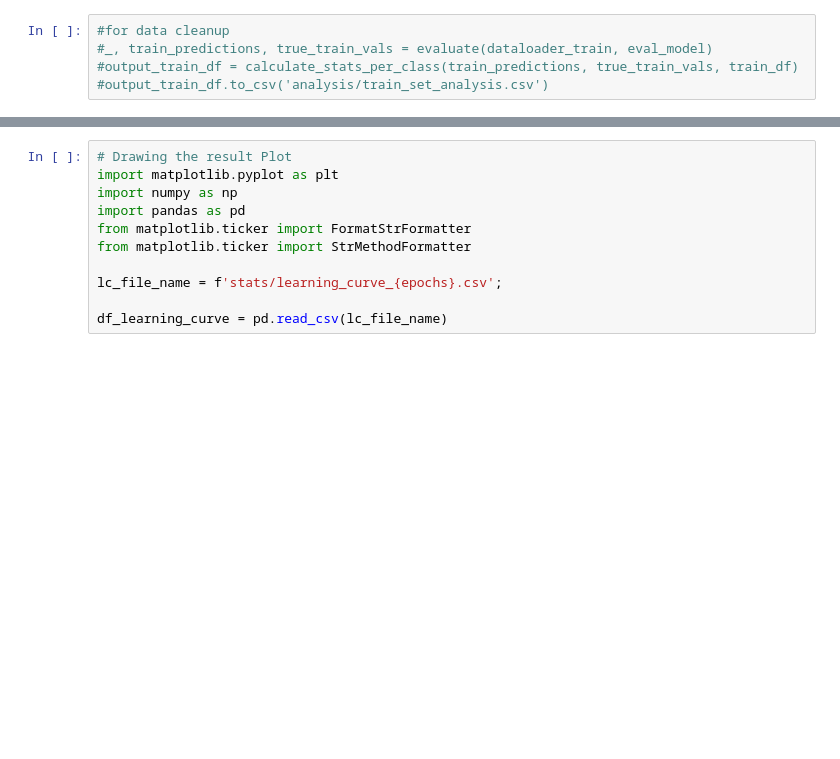
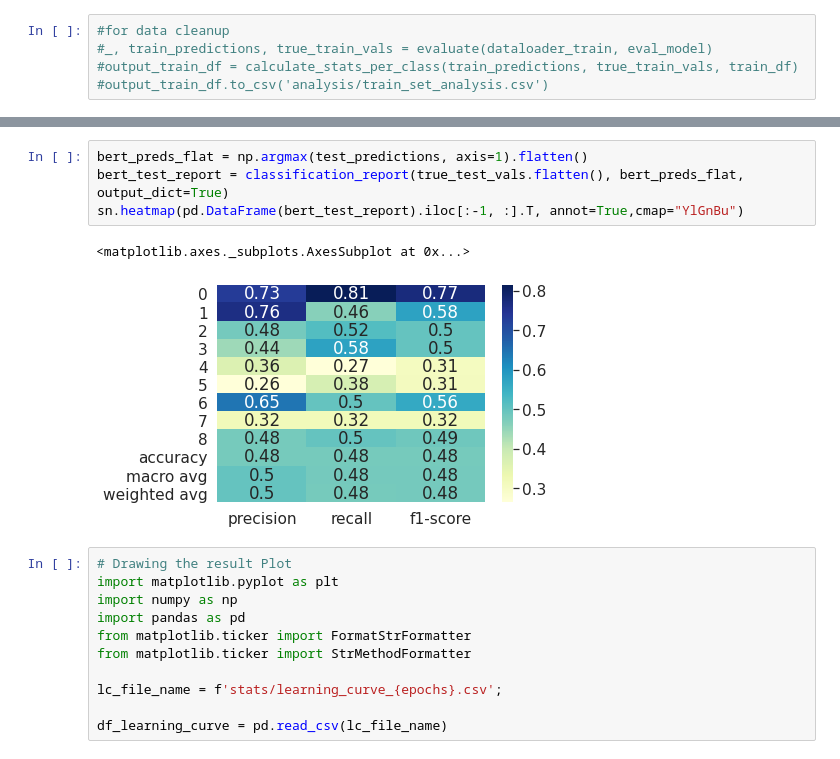
Before and after one commit to fryzhykau/BERT-employee-reviews-analysis, a Jupyter notebook: Employee_Review_Sentiment_Analysis_with_BERT.ipynb, the cells around one changed output, grey strips where cells are left out. Drawn from its saved outputs; the diff is of its cells as text; blank space fills up the shorter version.

```diff
--- a/Employee_Review_Sentiment_Analysis_with_BERT.ipynb
+++ b/Employee_Review_Sentiment_Analysis_with_BERT.ipynb
@@ -706,4 +689,11 @@ plt.show()
 [figure]
+# %%
+bert_preds_flat = np.argmax(test_predictions, axis=1).flatten()
+bert_test_report = classification_report(true_test_vals.flatten(), bert_preds_flat, output_dict=True)
+sn.heatmap(pd.DataFrame(bert_test_report).iloc[:-1, :].T, annot=True,cmap="YlGnBu")
+# %% [output]
+<matplotlib.axes._subplots.AxesSubplot at 0x...>
+[figure, added]
 # %%
 # Drawing the result Plot
 import matplotlib.pyplot as plt
```
Also changed, not shown: parts of 38 cells of this notebook.
